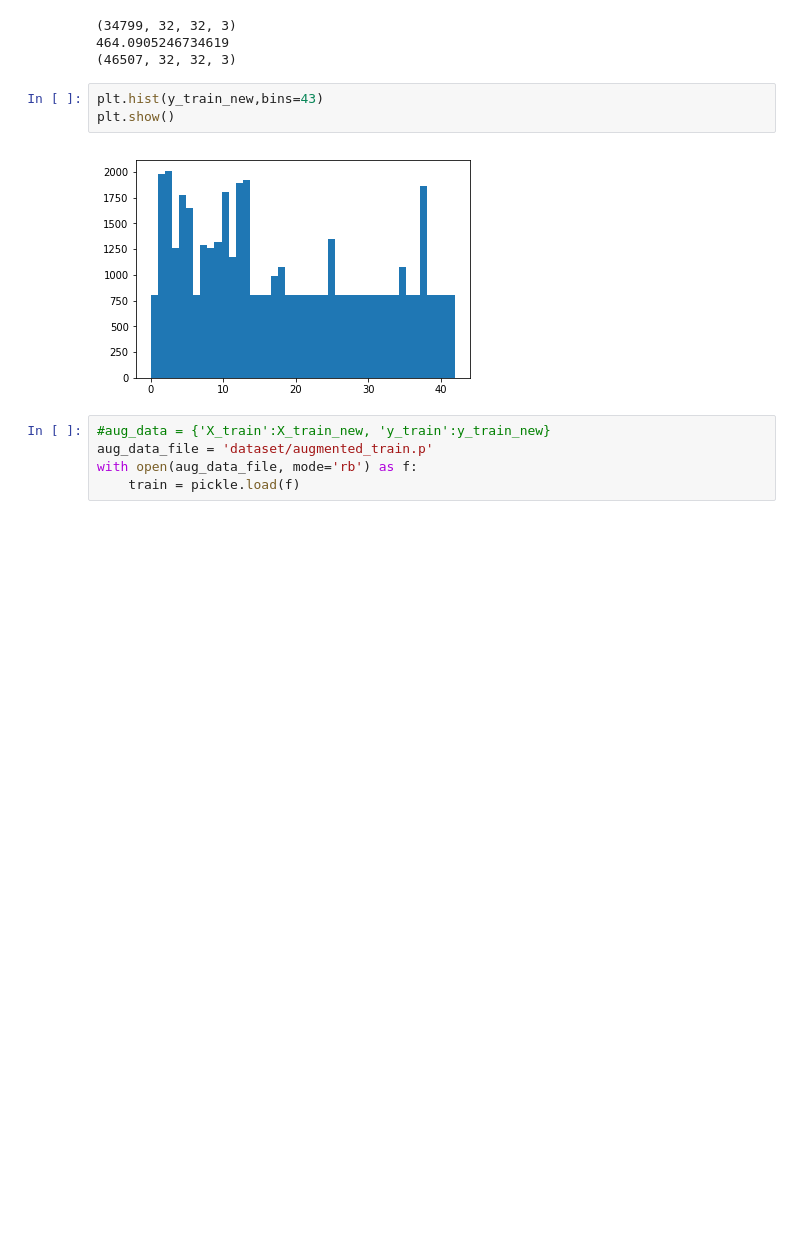
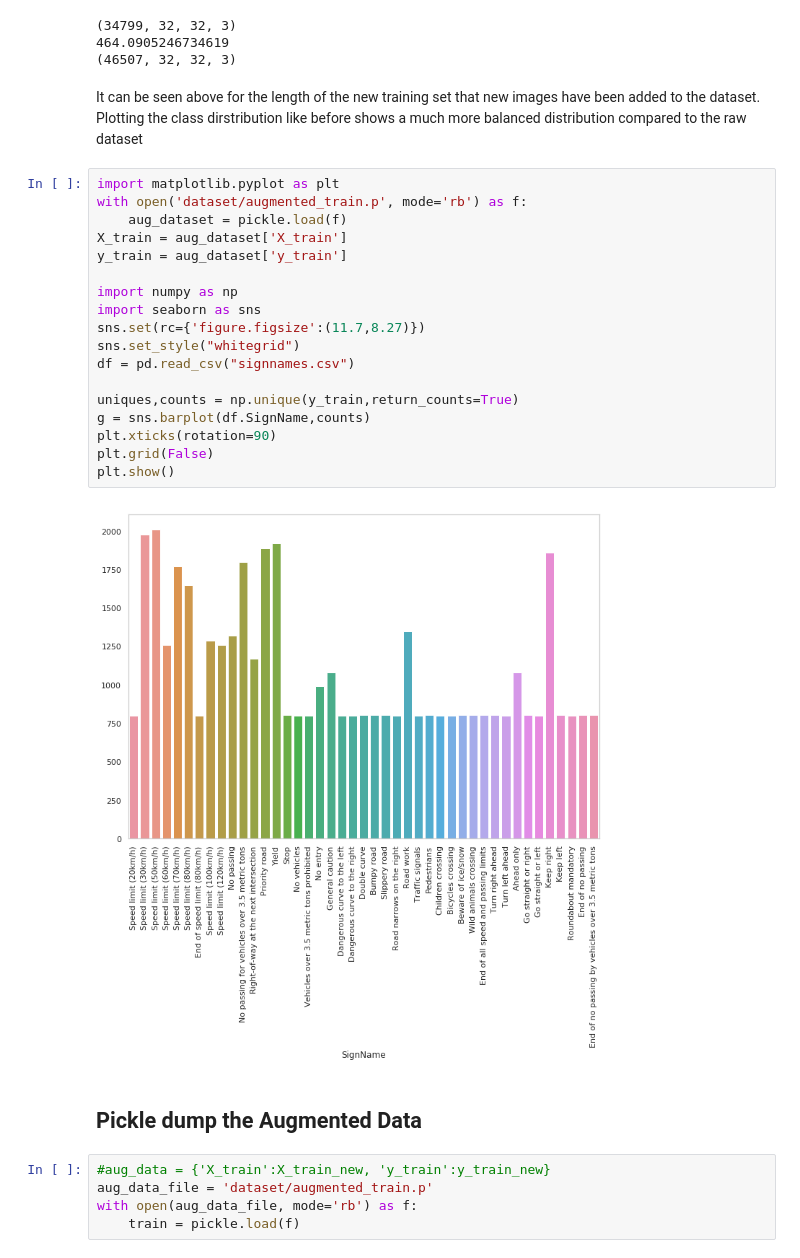
Before and after one commit to srikanthadya/Traffic-Signal-Classification, a Jupyter notebook: Traffic-Sign-Classifier.ipynb, the cells around one changed output. Saved outputs shown, nothing was run; the diff lists cells and outputs as text; blank space fills up the shorter version.

```diff
--- a/Traffic-Sign-Classifier.ipynb
+++ b/Traffic-Sign-Classifier.ipynb
@@ -224,11 +223,30 @@ print(X_train_new.shape)
 (34799, 32, 32, 3)
 464.0905246734619
 (46507, 32, 32, 3)
-# %%
-plt.hist(y_train_new,bins=43)
-plt.show()
-# %% [output]
-[figure, removed]
+# %% [markdown]
+It can be seen above for the length of the new training set that new images have been added to the dataset. Plotting the class dirstribution like before shows a much more balanced distribution compared to the raw dataset
+# %%
+import matplotlib.pyplot as plt
+with open('dataset/augmented_train.p', mode='rb') as f:
+    aug_dataset = pickle.load(f)
+X_train = aug_dataset['X_train']
+y_train = aug_dataset['y_train']
+
+import numpy as np
+import seaborn as sns
+sns.set(rc={'figure.figsize':(11.7,8.27)})
+sns.set_style("whitegrid")
+df = pd.read_csv("signnames.csv")
+
+uniques,counts = np.unique(y_train,return_counts=True)
+g = sns.barplot(df.SignName,counts)
+plt.xticks(rotation=90)
+plt.grid(False)
+plt.show()
+# %% [output]
+[figure, added]
+# %% [markdown]
+## Pickle dump the Augmented Data
 # %%
 #aug_data = {'X_train':X_train_new, 'y_train':y_train_new}
 aug_data_file = 'dataset/augmented_train.p'
```
Also changed, not shown: parts of 17 cells of this notebook, 1 other file.
